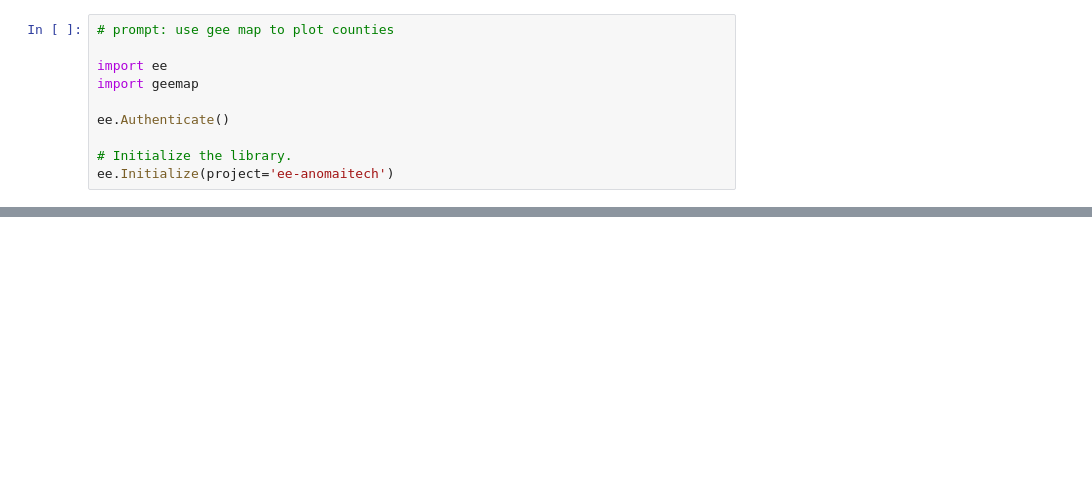
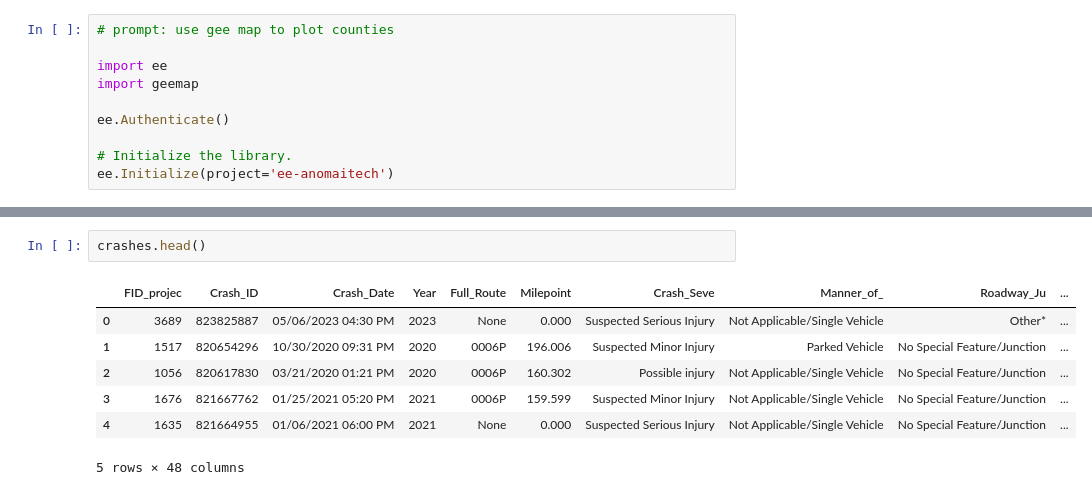
Before and after one commit to anomaitech/GeoApp, a Jupyter notebook: Efficient_transportation.ipynb, the cells around one changed output, grey strips where cells are left out. Saved outputs shown, nothing was run; the diff lists cells and outputs as text; blank space fills up the shorter version.

```diff
--- a/Efficient_transportation.ipynb
+++ b/Efficient_transportation.ipynb
@@ -67,0 +74,10 @@ Map
+# %%
+crashes.head()
+# %% [output]
+|  | FID_projec | Crash_ID | Crash_Date | Year | Full_Route | Milepoint | Crash_Seve | Manner_of_ | Roadway_Ju | ... |
+| 0 | 3689 | 823825887 | 05/06/2023 04:30 PM | 2023 | None | 0.000 | Suspected Serious Injury | Not Applicable/Single Vehicle | Other* | ... |
+| 1 | 1517 | 820654296 | 10/30/2020 09:31 PM | 2020 | 0006P | 196.006 | Suspected Minor Injury | Parked Vehicle | No Special Feature/Junction | ... |
+| 2 | 1056 | 820617830 | 03/21/2020 01:21 PM | 2020 | 0006P | 160.302 | Possible injury | Not Applicable/Single Vehicle | No Special Feature/Junction | ... |
+| 3 | 1676 | 821667762 | 01/25/2021 05:20 PM | 2021 | 0006P | 159.599 | Suspected Minor Injury | Not Applicable/Single Vehicle | No Special Feature/Junction | ... |
+| 4 | 1635 | 821664955 | 01/06/2021 06:00 PM | 2021 | None | 0.000 | Suspected Serious Injury | Not Applicable/Single Vehicle | No Special Feature/Junction | ... |
+5 rows × 48 columns
```
Also changed, not shown: parts of 4 cells of this notebook.
